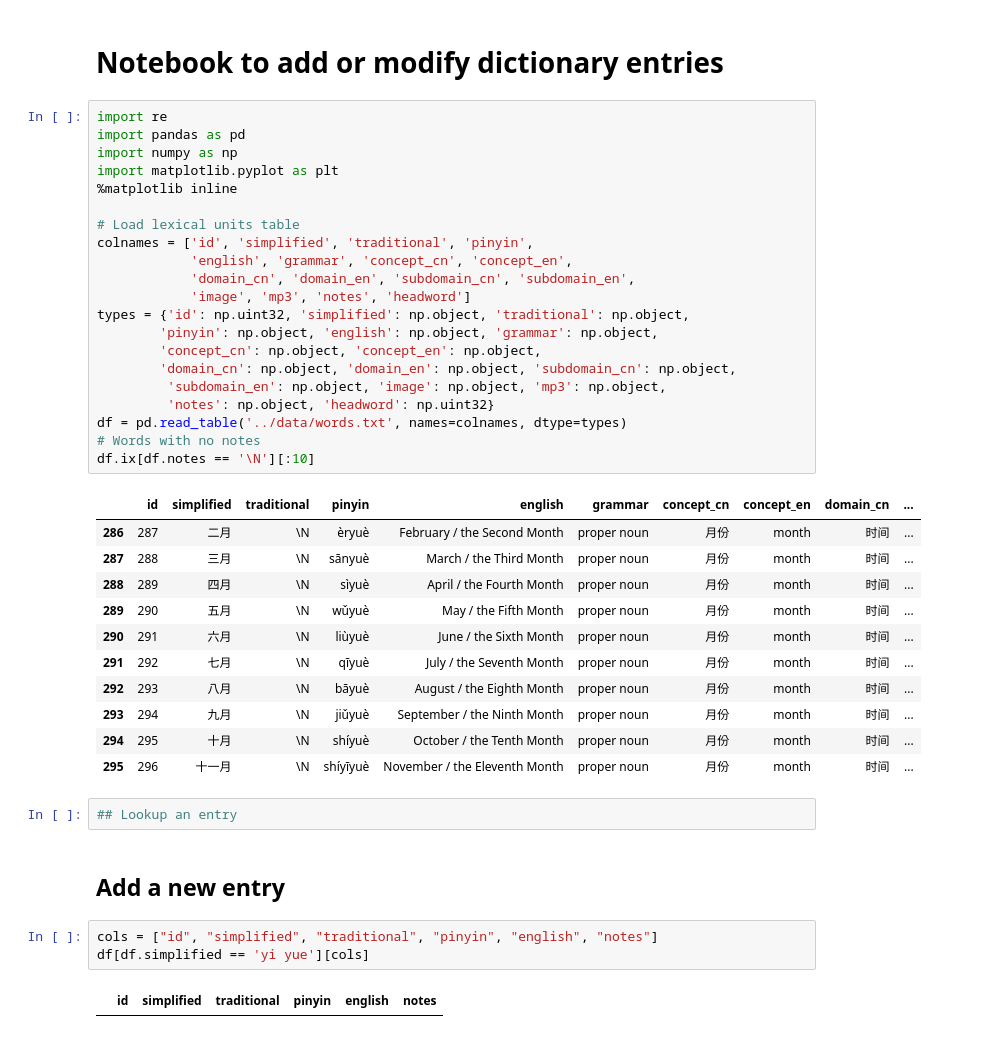
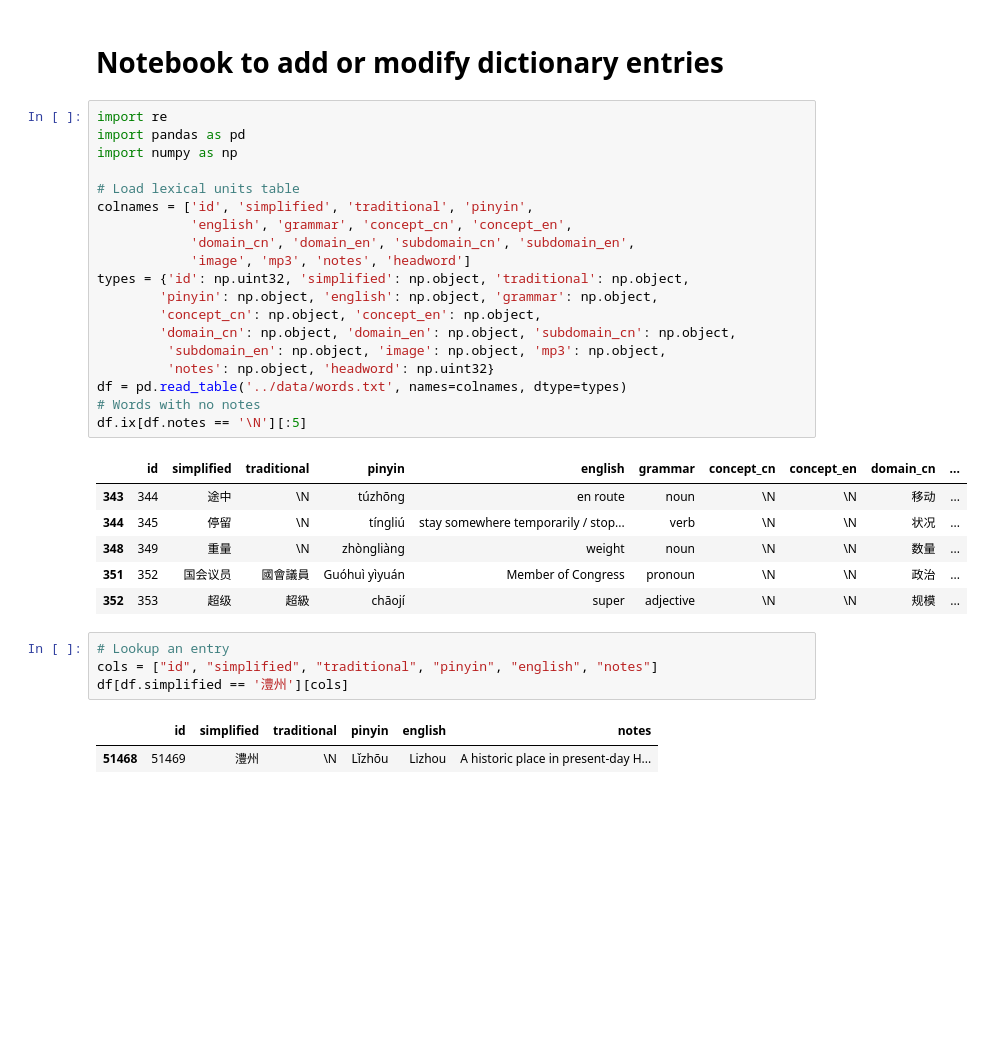
Before and after one commit to alexamies/chinesenotes.com, a Jupyter notebook: python/add_mod_entry.ipynb, the cells around one changed output. Drawn from its saved outputs; the diff is of its cells as text; blank space fills up the shorter version.

```diff
--- a/python/add_mod_entry.ipynb
+++ b/python/add_mod_entry.ipynb
@@ -3,42 +3,33 @@
 # %%
 import re
 import pandas as pd
 import numpy as np
-import matplotlib.pyplot as plt
-%matplotlib inline
 
 # Load lexical units table
 colnames = ['id', 'simplified', 'traditional', 'pinyin',
             'english', 'grammar', 'concept_cn', 'concept_en',
             'domain_cn', 'domain_en', 'subdomain_cn', 'subdomain_en',
             'image', 'mp3', 'notes', 'headword']
 types = {'id': np.uint32, 'simplified': np.object, 'traditional': np.object,
         'pinyin': np.object, 'english': np.object, 'grammar': np.object,
         'concept_cn': np.object, 'concept_en': np.object,
         'domain_cn': np.object, 'domain_en': np.object, 'subdomain_cn': np.object,
          'subdomain_en': np.object, 'image': np.object, 'mp3': np.object,
          'notes': np.object, 'headword': np.uint32}
 df = pd.read_table('../data/words.txt', names=colnames, dtype=types)
 # Words with no notes
-df.ix[df.notes == '\N'][:10]
+df.ix[df.notes == '\N'][:5]
 # %% [output]
 |  | id | simplified | traditional | pinyin | english | grammar | concept_cn | concept_en | domain_cn | ... |
-| 286 | 287 | 二月 | \N | èryuè | February / the Second Month | proper noun | 月份 | month | 时间 | ... |
-| 287 | 288 | 三月 | \N | sānyuè | March / the Third Month | proper noun | 月份 | month | 时间 | ... |
-| 288 | 289 | 四月 | \N | sìyuè | April / the Fourth Month | proper noun | 月份 | month | 时间 | ... |
-| 289 | 290 | 五月 | \N | wǔyuè | May / the Fifth Month | proper noun | 月份 | month | 时间 | ... |
-| 290 | 291 | 六月 | \N | liùyuè | June / the Sixth Month | proper noun | 月份 | month | 时间 | ... |
-| 291 | 292 | 七月 | \N | qīyuè | July / the Seventh Month | proper noun | 月份 | month | 时间 | ... |
-| 292 | 293 | 八月 | \N | bāyuè | August / the Eighth Month | proper noun | 月份 | month | 时间 | ... |
-| 293 | 294 | 九月 | \N | jiǔyuè | September / the Ninth Month | proper noun | 月份 | month | 时间 | ... |
-| 294 | 295 | 十月 | \N | shíyuè | October / the Tenth Month | proper noun | 月份 | month | 时间 | ... |
-| 295 | 296 | 十一月 | \N | shíyīyuè | November / the Eleventh Month | proper noun | 月份 | month | 时间 | ... |
+| 343 | 344 | 途中 | \N | túzhōng | en route | noun | \N | \N | 移动 | ... |
+| 344 | 345 | 停留 | \N | tíngliú | stay somewhere temporarily / stop... | verb | \N | \N | 状况 | ... |
+| 348 | 349 | 重量 | \N | zhòngliàng | weight | noun | \N | \N | 数量 | ... |
+| 351 | 352 | 国会议员 | 國會議員 | Guóhuì yìyuán | Member of Congress | pronoun | \N | \N | 政治 | ... |
+| 352 | 353 | 超级 | 超級 | chāojí | super | adjective | \N | \N | 规模 | ... |
-# %%
-## Lookup an entry
-# %% [markdown]
-## Add a new entry
 # %%
+# Lookup an entry
 cols = ["id", "simplified", "traditional", "pinyin", "english", "notes"]
-df[df.simplified == 'yi yue'][cols]
+df[df.simplified == '澧州'][cols]
 # %% [output]
 |  | id | simplified | traditional | pinyin | english | notes |
+| 51468 | 51469 | 澧州 | \N | Lǐzhōu | Lizhou | A historic place in present-day H... |
```
Also changed, not shown: parts of 3 cells of this notebook, 7 other files.
